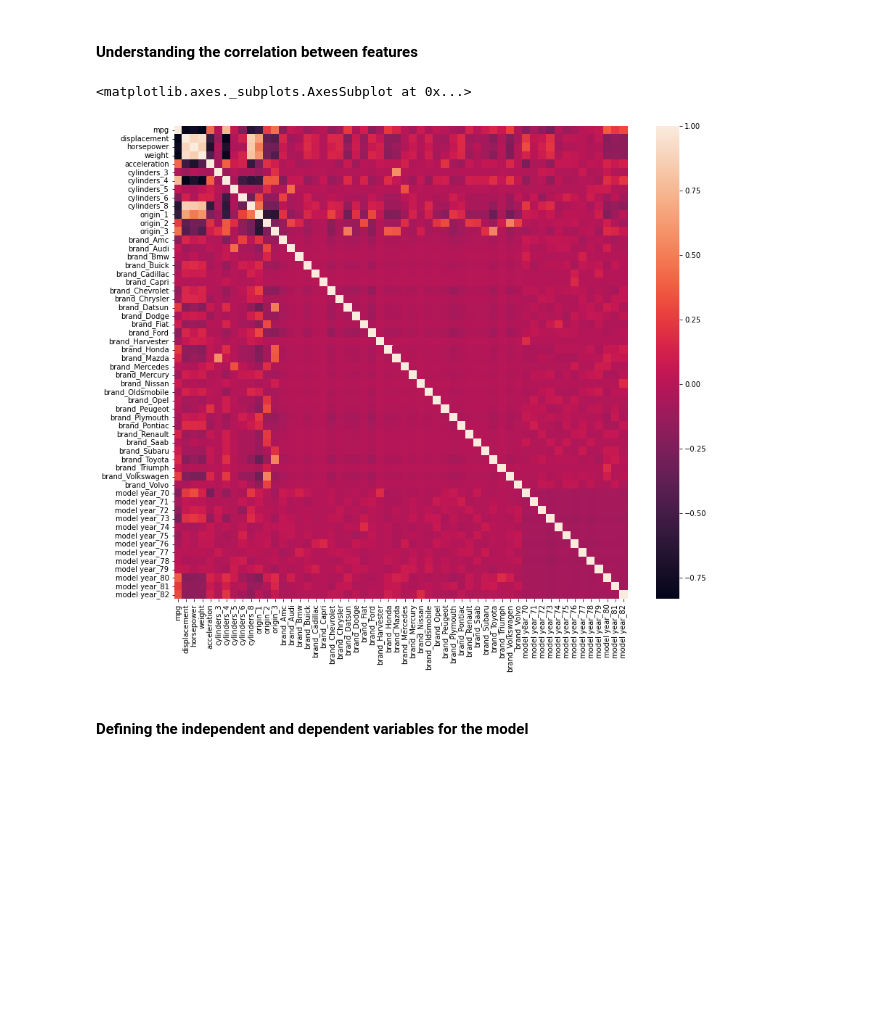
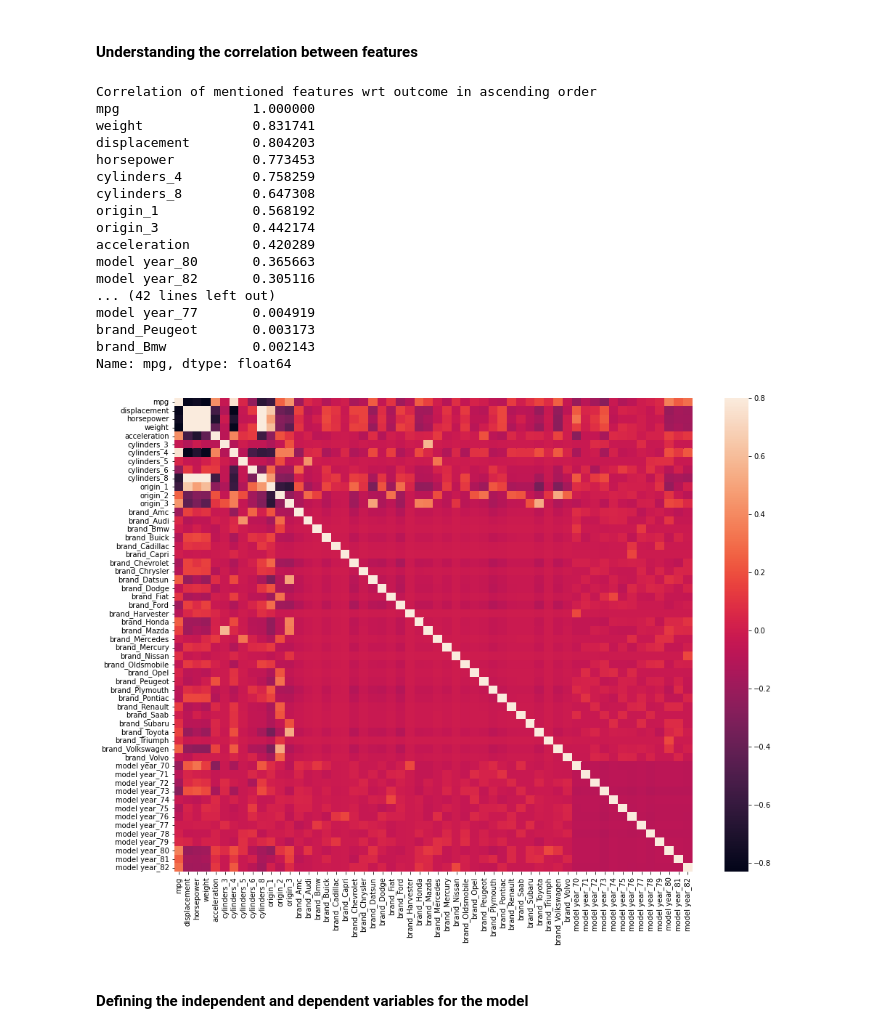
Before and after one commit to khushijashnani/CEEL-82B---Data-Science, a Jupyter notebook: Exp1.ipynb, the cells around one changed output. Saved outputs shown, nothing was run; the diff lists cells and outputs as text; code cells hidden in the pictures; blank space fills up the shorter version.

```diff
--- a/Exp1.ipynb
+++ b/Exp1.ipynb
@@ -409,13 +409,34 @@ data.shape
 (398, 56)
 # %% [markdown]
 #### Understanding the correlation between features
-# %%
-corr = data.corr()
-plt.figure(figsize=(14,12))
-sns.heatmap(corr)
-# %% [output]
-<matplotlib.axes._subplots.AxesSubplot at 0x...>
-[figure, removed]
+# %%
+# Understanding the correlation between the features
+train_corr = data.corr()
+plt.figure(figsize=(16,12))
+sns.heatmap(train_corr, vmax=0.8)
+corr_values=train_corr['mpg'].sort_values(ascending=False)
+corr_values=abs(corr_values).sort_values(ascending=False)
+print("Correlation of mentioned features wrt outcome in ascending order")
+print(abs(corr_values).sort_values(ascending=False))
+# %% [output]
+Correlation of mentioned features wrt outcome in ascending order
+mpg                 1.000000
+weight              0.831741
+displacement        0.804203
+horsepower          0.773453
+cylinders_4         0.758259
+cylinders_8         0.647308
+origin_1            0.568192
+origin_3            0.442174
+acceleration        0.420289
+model year_80       0.365663
+model year_82       0.305116
+... (42 lines left out)
+model year_77       0.004919
+brand_Peugeot       0.003173
+brand_Bmw           0.002143
+Name: mpg, dtype: float64
+[figure, added]
 # %% [markdown]
 #### Defining the independent and dependent variables for the model
 # %%
```
Also changed, not shown: parts of 23 cells of this notebook.
